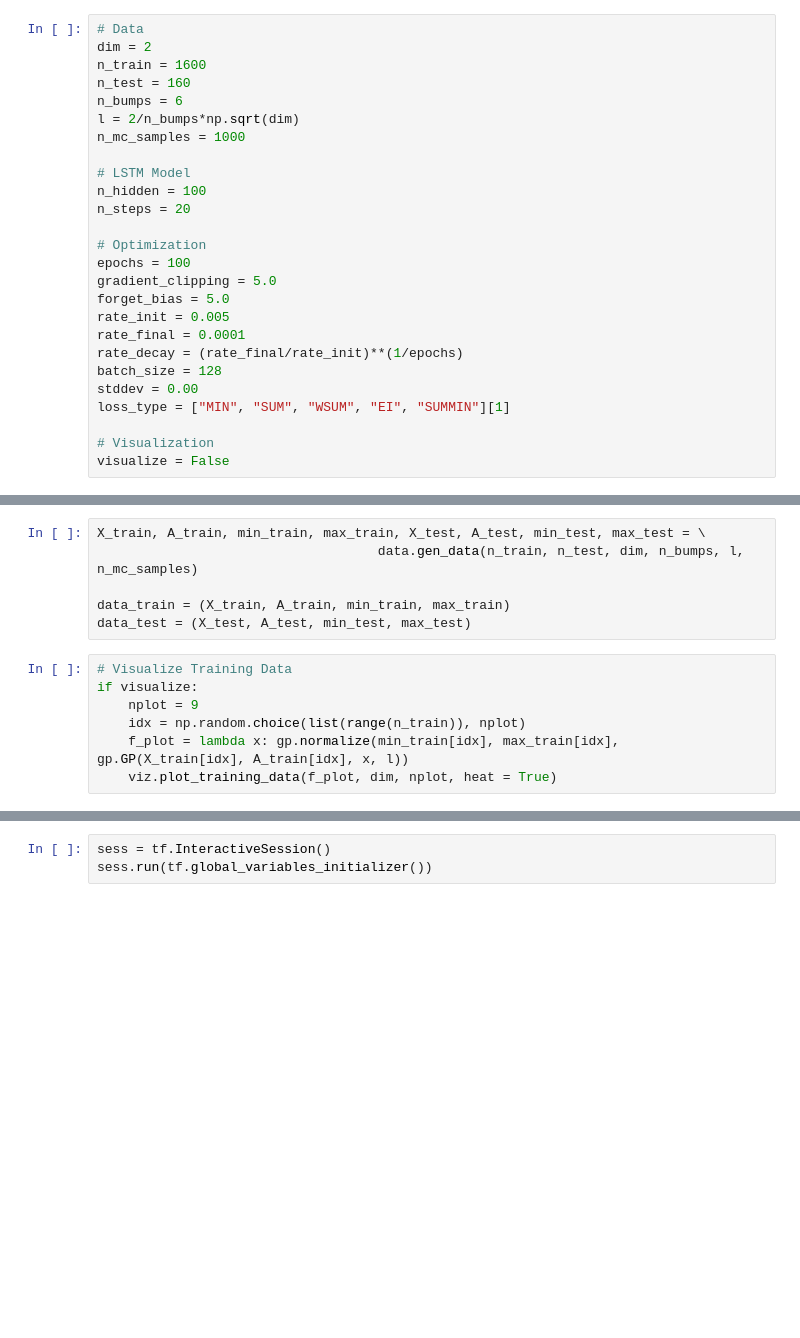
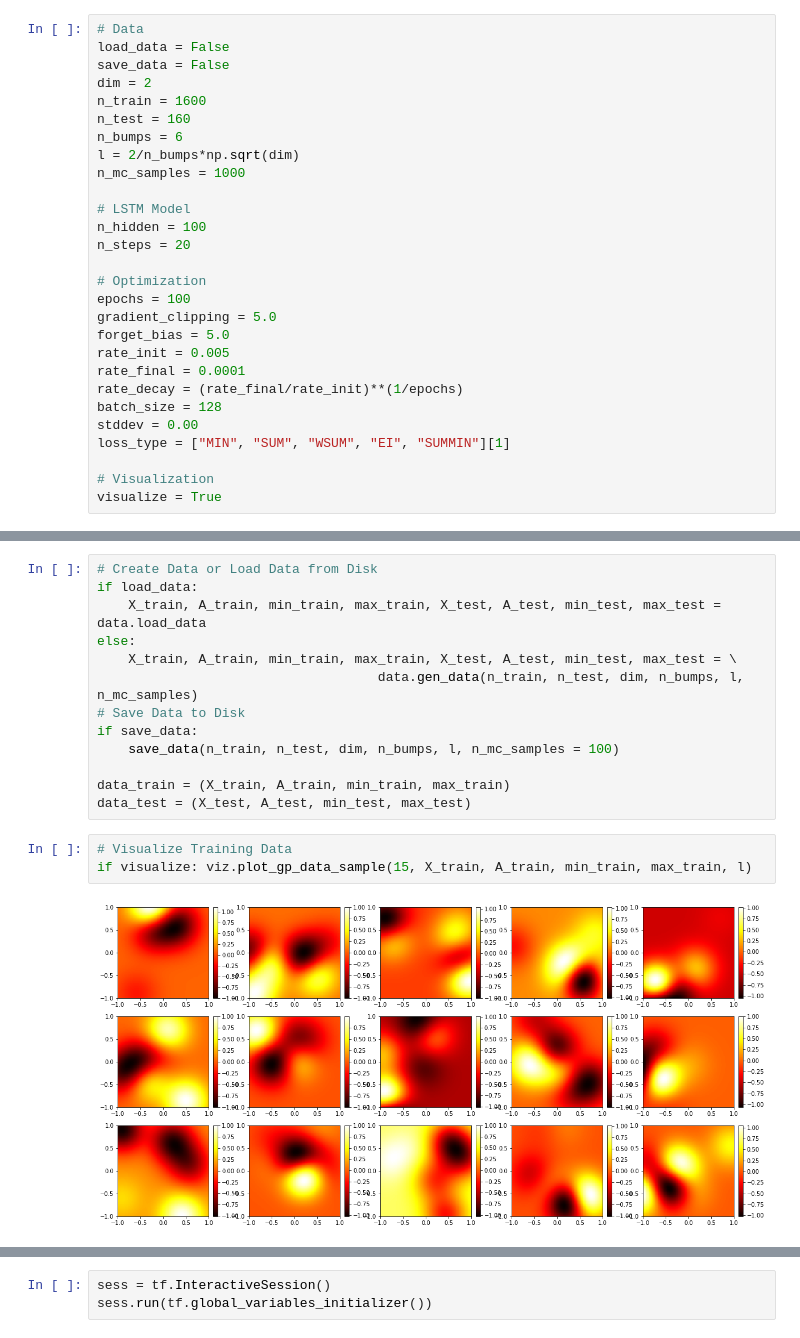
Before and after one commit to p16i/blackbox-optimization-using-rnns, a Jupyter notebook: modularize/BlackBoxOptimize.ipynb, the cells around one changed output, grey strips where cells are left out. Drawn from its saved outputs; the diff is of its cells as text; blank space fills up the shorter version.

```diff
--- a/modularize/BlackBoxOptimize.ipynb
+++ b/modularize/BlackBoxOptimize.ipynb
@@ -30,5 +16,7 @@ def print_model():
 # %%
 # Data
+load_data = False
+save_data = False
 dim = 2
 n_train = 1600
 n_test = 160
@@ -52,4 +40,4 @@ stddev = 0.00
 loss_type = ["MIN", "SUM", "WSUM", "EI", "SUMMIN"][1]
 
 # Visualization
-visualize = False
+visualize = True
@@ -56,13 +46,18 @@ visualize = False
 # %%
-X_train, A_train, min_train, max_train, X_test, A_test, min_test, max_test = \
+# Create Data or Load Data from Disk
+if load_data:
+    X_train, A_train, min_train, max_train, X_test, A_test, min_test, max_test = data.load_data
+else:
+    X_train, A_train, min_train, max_train, X_test, A_test, min_test, max_test = \
                                     data.gen_data(n_train, n_test, dim, n_bumps, l, n_mc_samples)
+# Save Data to Disk
+if save_data:
+    save_data(n_train, n_test, dim, n_bumps, l, n_mc_samples = 100)
 
 data_train = (X_train, A_train, min_train, max_train)
 data_test = (X_test, A_test, min_test, max_test)
-# %%
-# Visualize Training Data
-if visualize:
-    nplot = 9
-    idx = np.random.choice(list(range(n_train)), nplot)
-    f_plot = lambda x: gp.normalize(min_train[idx], max_train[idx], gp.GP(X_train[idx], A_train[idx], x, l))
-    viz.plot_training_data(f_plot, dim, nplot, heat = True)
+# %%
+# Visualize Training Data
+if visualize: viz.plot_gp_data_sample(15, X_train, A_train, min_train, max_train, l)
+# %% [output]
+[figure, added]
```
Also changed, not shown: parts of 19 cells of this notebook, 5 other files.
